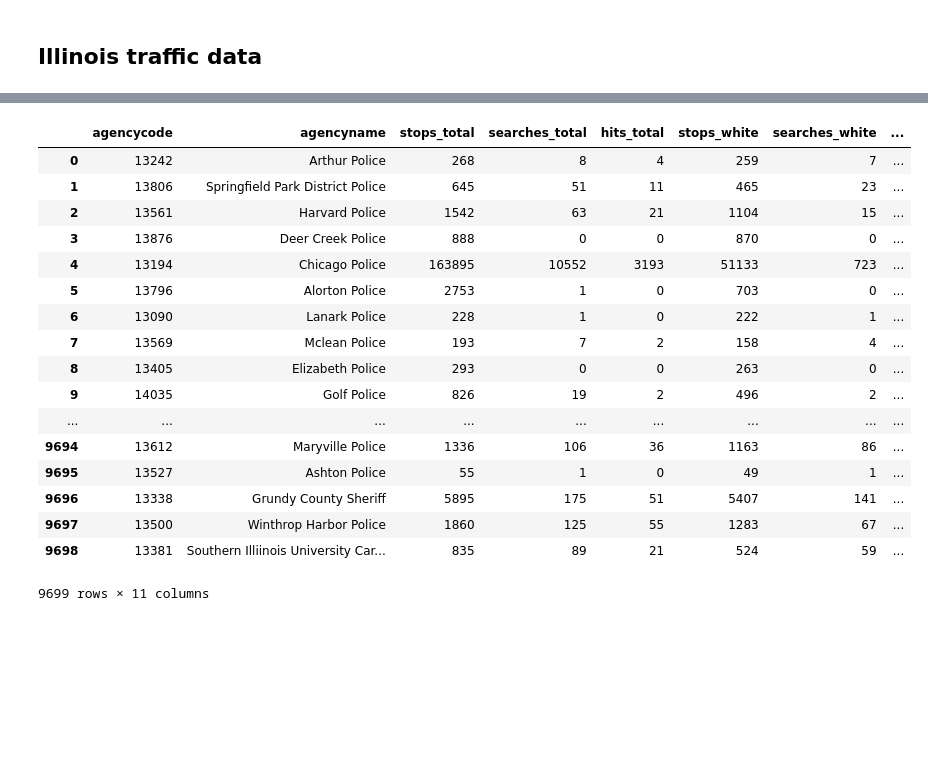
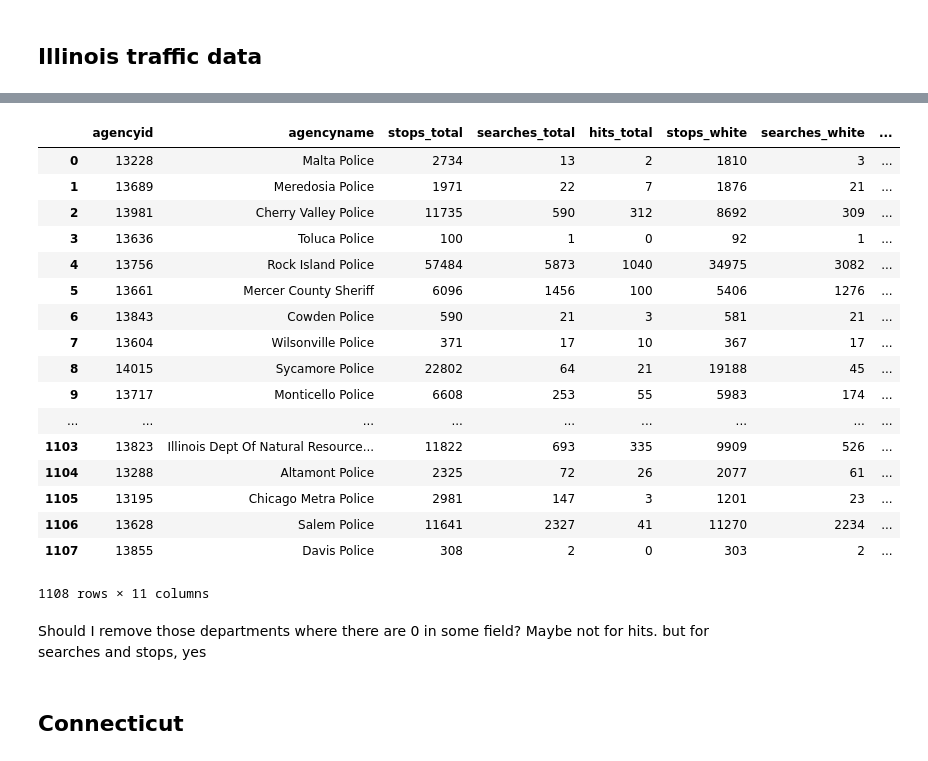
Before and after one commit to along528/insight, a Jupyter notebook: studies/combination/combined_traffic.ipynb, the cells around one changed output, grey strips where cells are left out. Drawn from its saved outputs; the diff is of its cells as text; code cells hidden in the pictures; blank space fills up the shorter version.

```diff
--- a/studies/combination/combined_traffic.ipynb
+++ b/studies/combination/combined_traffic.ipynb
@@ -122,40 +129,44 @@ df_il
 df_il.to_sql('il_traffic_stops_split_by_year',engine,if_exists='replace')
 # %%
 query = """
-SELECT agencycode,
+SELECT agencyid,
 agencyname,
 SUM(stops_total) as stops_total,
 SUM(searches_total) as searches_total,
 SUM(hits_total) as hits_total,
 SUM(stops_white) as stops_white,
 SUM(searches_white) as searches_white,
 SUM(hits_white) as hits_white,
 SUM(stops_black) as stops_black,
 SUM(searches_black) as searches_black,
 SUM(hits_black) as hits_black
 FROM il_traffic_stops_split_by_year
-GROUP BY agencycode,agencyname,stops_total,stops_total,stops_total;
+GROUP BY agencyid,agencyname;
 """
 df_il_integrate = pd.read_sql(query,con_comb)
 df_il_integrate
 # %% [output]
-|  | agencycode | agencyname | stops_total | searches_total | hits_total | stops_white | searches_white | ... |
-| 0 | 13242 | Arthur Police | 268 | 8 | 4 | 259 | 7 | ... |
-| 1 | 13806 | Springfield Park District Police | 645 | 51 | 11 | 465 | 23 | ... |
-| 2 | 13561 | Harvard Police | 1542 | 63 | 21 | 1104 | 15 | ... |
-| 3 | 13876 | Deer Creek Police | 888 | 0 | 0 | 870 | 0 | ... |
-| 4 | 13194 | Chicago Police | 163895 | 10552 | 3193 | 51133 | 723 | ... |
-| 5 | 13796 | Alorton Police | 2753 | 1 | 0 | 703 | 0 | ... |
-| 6 | 13090 | Lanark Police | 228 | 1 | 0 | 222 | 1 | ... |
-| 7 | 13569 | Mclean Police | 193 | 7 | 2 | 158 | 4 | ... |
-| 8 | 13405 | Elizabeth Police | 293 | 0 | 0 | 263 | 0 | ... |
-| 9 | 14035 | Golf Police | 826 | 19 | 2 | 496 | 2 | ... |
+|  | agencyid | agencyname | stops_total | searches_total | hits_total | stops_white | searches_white | ... |
+| 0 | 13228 | Malta Police | 2734 | 13 | 2 | 1810 | 3 | ... |
+| 1 | 13689 | Meredosia Police | 1971 | 22 | 7 | 1876 | 21 | ... |
+| 2 | 13981 | Cherry Valley Police | 11735 | 590 | 312 | 8692 | 309 | ... |
+| 3 | 13636 | Toluca Police | 100 | 1 | 0 | 92 | 1 | ... |
+| 4 | 13756 | Rock Island Police | 57484 | 5873 | 1040 | 34975 | 3082 | ... |
+| 5 | 13661 | Mercer County Sheriff | 6096 | 1456 | 100 | 5406 | 1276 | ... |
+| 6 | 13843 | Cowden Police | 590 | 21 | 3 | 581 | 21 | ... |
+| 7 | 13604 | Wilsonville Police | 371 | 17 | 10 | 367 | 17 | ... |
+| 8 | 14015 | Sycamore Police | 22802 | 64 | 21 | 19188 | 45 | ... |
+| 9 | 13717 | Monticello Police | 6608 | 253 | 55 | 5983 | 174 | ... |
 | ... | ... | ... | ... | ... | ... | ... | ... | ... |
-| 9694 | 13612 | Maryville Police | 1336 | 106 | 36 | 1163 | 86 | ... |
-| 9695 | 13527 | Ashton Police | 55 | 1 | 0 | 49 | 1 | ... |
-| 9696 | 13338 | Grundy County Sheriff | 5895 | 175 | 51 | 5407 | 141 | ... |
-| 9697 | 13500 | Winthrop Harbor Police | 1860 | 125 | 55 | 1283 | 67 | ... |
-| 9698 | 13381 | Southern Illiinois University Car... | 835 | 89 | 21 | 524 | 59 | ... |
+| 1103 | 13823 | Illinois Dept Of Natural Resource... | 11822 | 693 | 335 | 9909 | 526 | ... |
+| 1104 | 13288 | Altamont Police | 2325 | 72 | 26 | 2077 | 61 | ... |
+| 1105 | 13195 | Chicago Metra Police | 2981 | 147 | 3 | 1201 | 23 | ... |
+| 1106 | 13628 | Salem Police | 11641 | 2327 | 41 | 11270 | 2234 | ... |
+| 1107 | 13855 | Davis Police | 308 | 2 | 0 | 303 | 2 | ... |
-9699 rows × 11 columns
+1108 rows × 11 columns
 # %%
 df_il_integrate.to_sql('il_traffic_stops_integrate_year',engine,if_exists='replace')
+# %% [markdown]
+Should I remove those departments where there are 0 in some field? Maybe not for hits. but for searches and stops, yes
+# %% [markdown]
+## Connecticut
```
Also changed, not shown: parts of 24 cells of this notebook, 2 other files.
